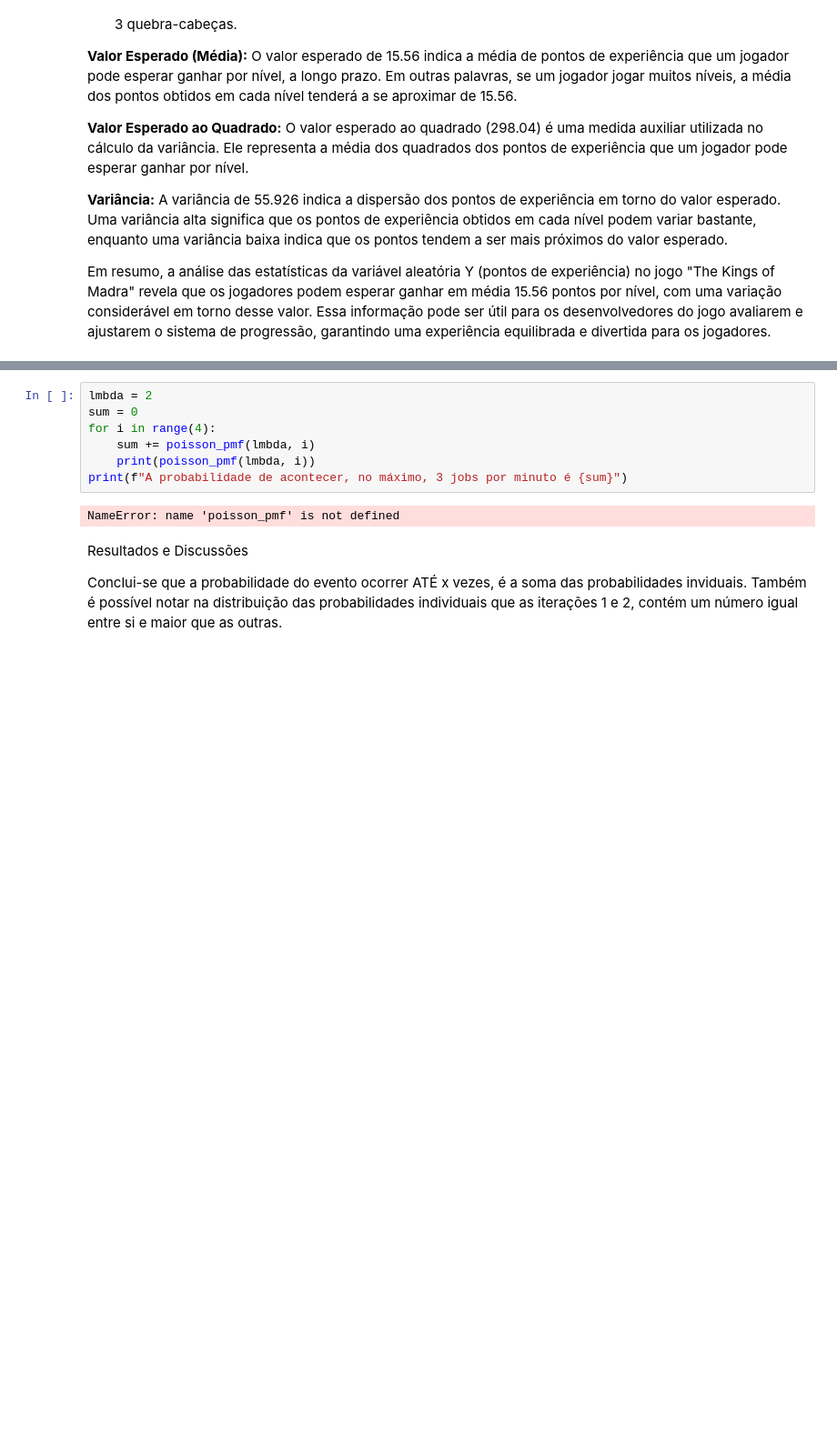
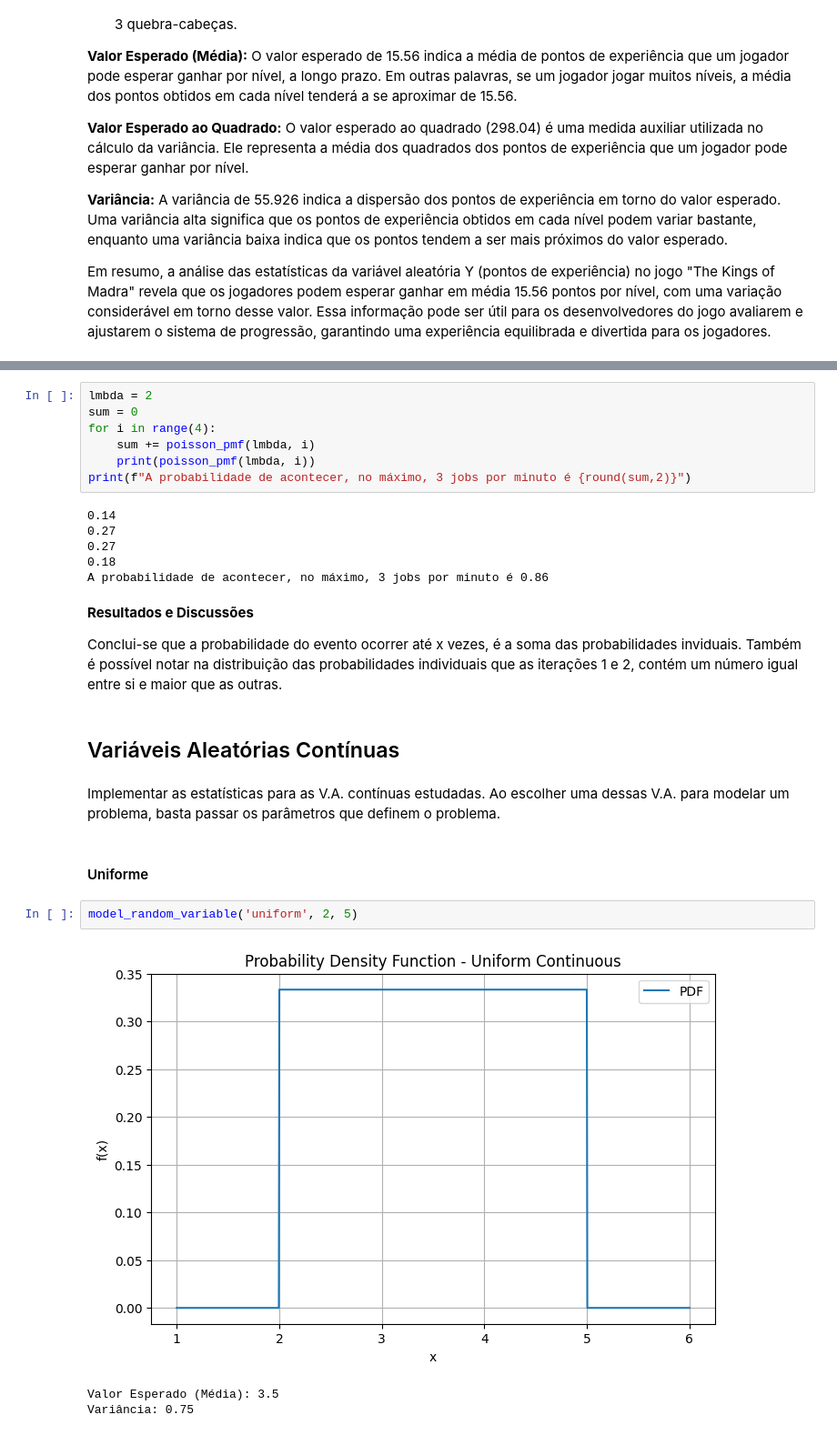
Before and after one commit to felipefraxe/ADBib, a Jupyter notebook: main.ipynb, the cells around one changed output, grey strips where cells are left out. Shown at 91% size. Cells and saved outputs as stored; diff of their text form; blank space fills up the shorter version.

Commit message:
Biblioteca e Notebook organizados, pronto para o envio

```diff
--- a/main.ipynb
+++ b/main.ipynb
@@ -1134,10 +1175,26 @@ sum = 0
 for i in range(4):
     sum += poisson_pmf(lmbda, i)
     print(poisson_pmf(lmbda, i))
-print(f"A probabilidade de acontecer, no máximo, 3 jobs por minuto é {sum}")
+print(f"A probabilidade de acontecer, no máximo, 3 jobs por minuto é {round(sum,2)}")
 # %% [output]
-NameError: name 'poisson_pmf' is not defined
+0.14
+0.27
+0.27
+0.18
+A probabilidade de acontecer, no máximo, 3 jobs por minuto é 0.86
 # %% [markdown]
-Resultados e Discussões
+**Resultados e Discussões**
 
-Conclui-se que a probabilidade do evento ocorrer ATÉ x vezes, é a soma das probabilidades inviduais. Também é possível notar na distribuição das probabilidades individuais que as iterações 1 e 2, contém um número igual entre si e maior que as outras.
+Conclui-se que a probabilidade do evento ocorrer até x vezes, é a soma das probabilidades inviduais. Também é possível notar na distribuição das probabilidades individuais que as iterações 1 e 2, contém um número igual entre si e maior que as outras.
+# %% [markdown]
+## Variáveis Aleatórias Contínuas
+# %% [markdown]
+Implementar as estatísticas para as V.A. contínuas estudadas. Ao escolher uma dessas V.A. para modelar um problema, basta passar os parâmetros que definem o problema.
+# %% [markdown]
+#### Uniforme
+# %%
+model_random_variable('uniform', 2, 5)
+# %% [output]
+[figure, added]
+Valor Esperado (Média): 3.5
+Variância: 0.75
```
Also changed, not shown: parts of 36 cells of this notebook, 2 other files.
